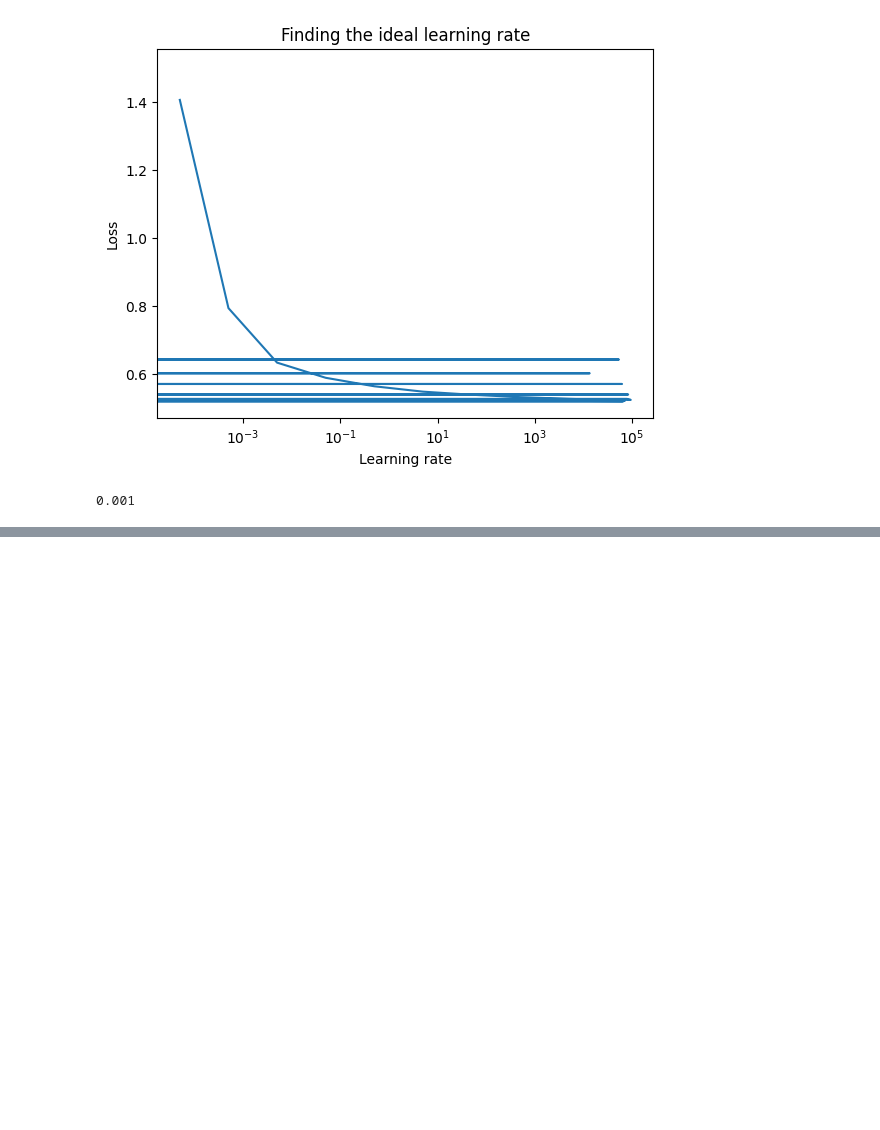
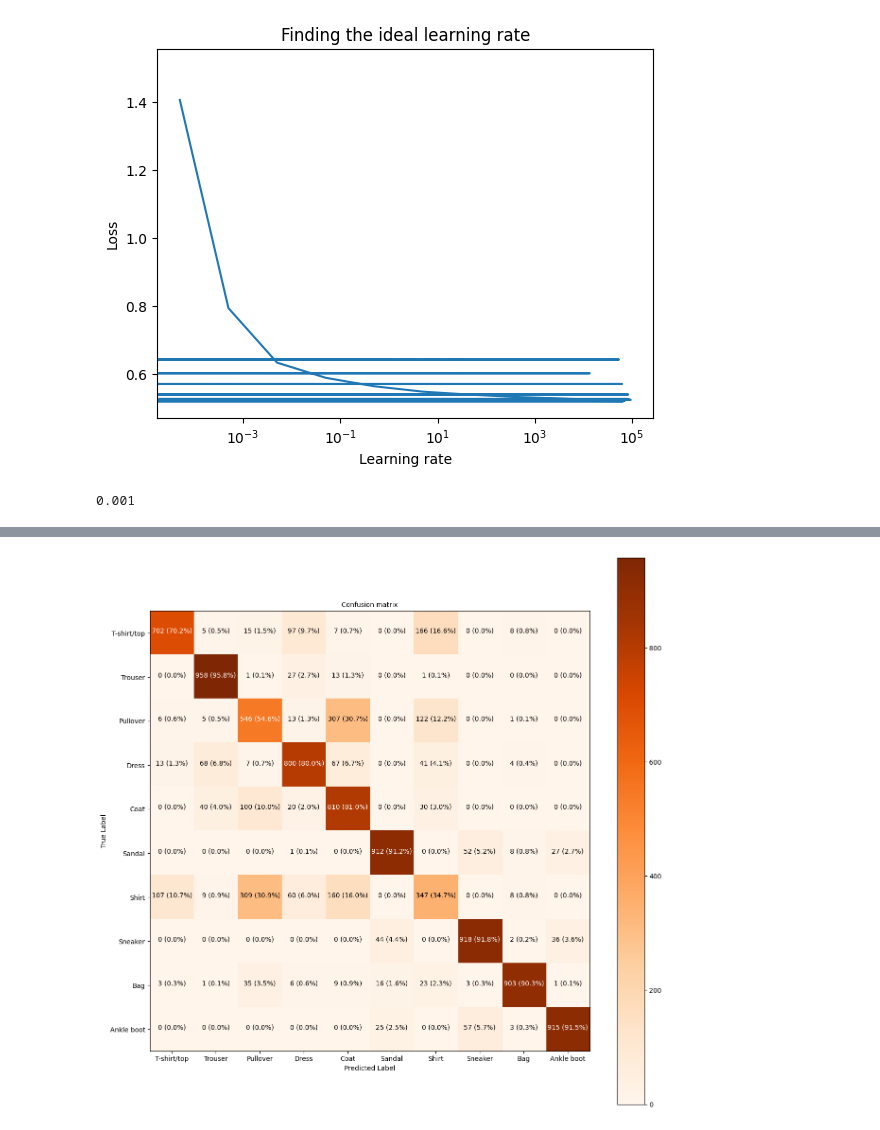
Before and after one commit to danish-khan962/Deep-Learning, a Jupyter notebook: 03_Neural_network_classification_with_tensorflow.ipynb, the cells around one changed output, grey strips where cells are left out. Saved outputs shown, nothing was run; the diff lists cells and outputs as text; code cells hidden in the pictures; blank space fills up the shorter version.

Commit message:
Making predicitions on multiclass-classification model

```diff
--- a/03_Neural_network_classification_with_tensorflow.ipynb
+++ b/03_Neural_network_classification_with_tensorflow.ipynb
@@ -1112,7 +1112,7 @@ plt.imshow(train_data[9])
 [figure]
 # %%
 # Create a small list so we can index onto our training labels so thery are human-readable
-class_name = ["T-shirt/top", "Trouser", "Pullover", "Dress", "Coat", "Sandal", "Shirt", "Sneaker", "Bag", "Anke boot"]
+class_name = ["T-shirt/top", "Trouser", "Pullover", "Dress", "Coat", "Sandal", "Shirt", "Sneaker", "Bag", "Ankle boot"]
 len(class_name)
 # %% [output]
 10
@@ -1403,0 +1479,6 @@ Epoch 20/20
+# %%
+# Make some prediction with our model
+y_prob = multiclass_model_4.predict(test_data_normalized)
+
+# View the first 5 predicitions
+y_prob[:5]
@@ -1403,0 +1512,5 @@ Epoch 20/20
+# %%
+# Convert all of the prediction probabilites into integers
+y_preds = y_prob.argmax(axis=1)
+
+y_preds[:10]
@@ -1403,0 +1542,9 @@ Epoch 20/20
+# %%
+# Visualizing the confusion matrix
+generate_confusion_matrix(y_true = test_labels,
+                          y_pred = y_preds,
+                          classes=class_name,
+                          figsize=(15, 15),
+                          text_size=10)
+# %% [output]
+[figure, added]
```
Also changed, not shown: parts of 13 cells of this notebook.
